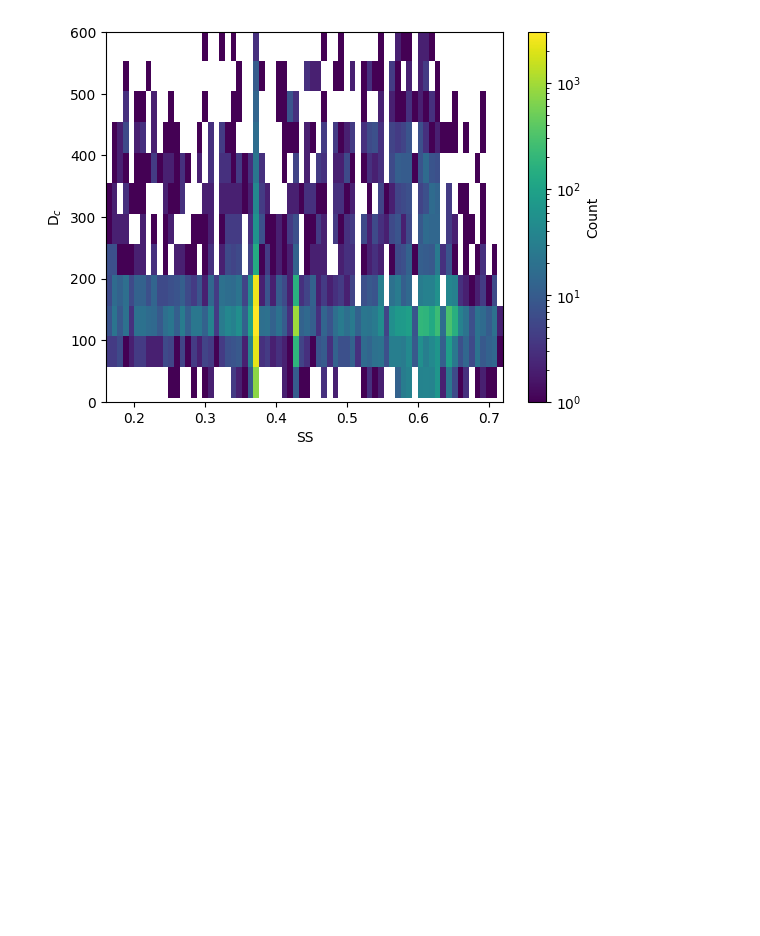
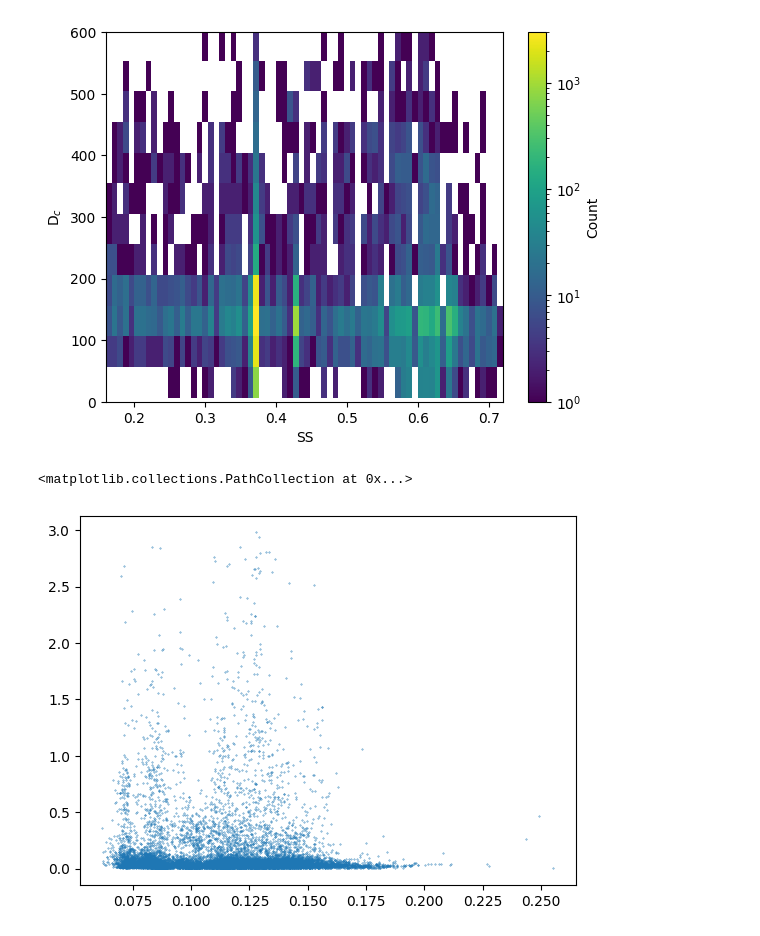
Before and after one commit to csoloff/ACTIVATE_CCN_closure, a Jupyter notebook: scripts/02_find_obs_kappa.ipynb, the cells around one changed output. Drawn from its saved outputs; the diff is of its cells as text; code cells hidden in the pictures; blank space fills up the shorter version.

```diff
--- a/scripts/02_find_obs_kappa.ipynb
+++ b/scripts/02_find_obs_kappa.ipynb
@@ -238,3 +238,9 @@ plt.ylabel('D$_c$')
 plt.savefig('../figures/D_c-SS_obs_obs.png', dpi=300)
 # %% [output]
 [figure]
+# %%
+plt.scatter(d['CO_ppm'], d['k_obs'], s=.1)
+#plt.ylim([0,.1])
+# %% [output]
+<matplotlib.collections.PathCollection at 0x...>
+[figure, added]
```
